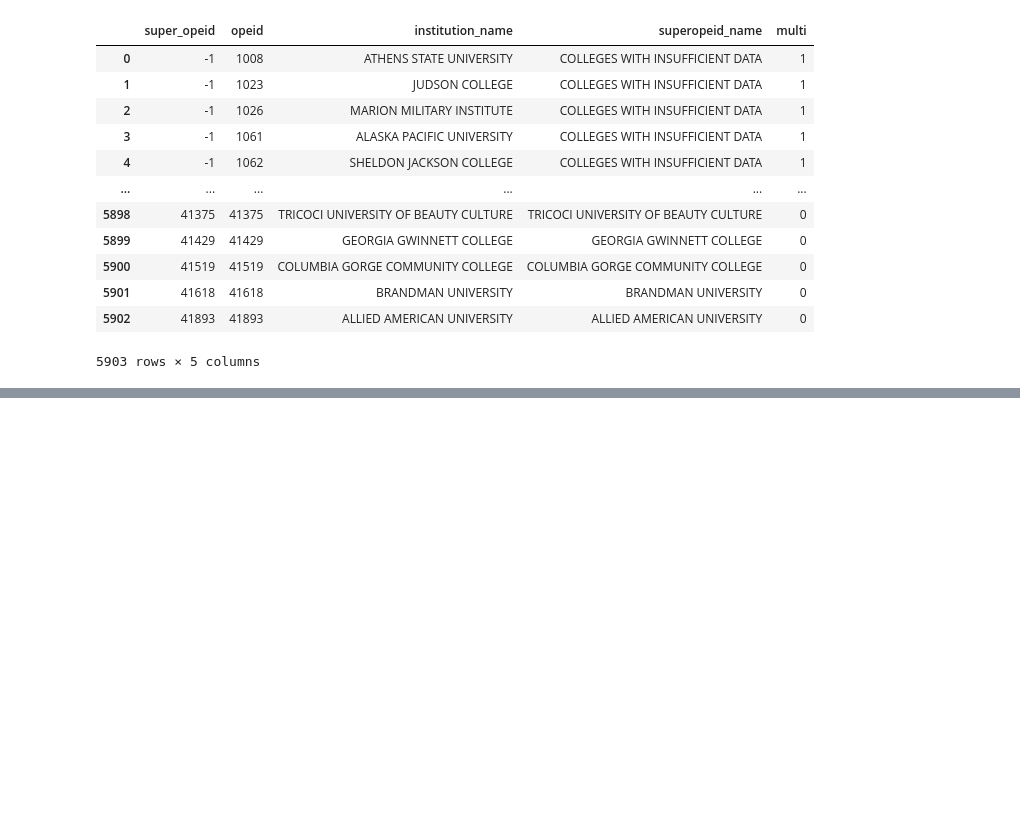
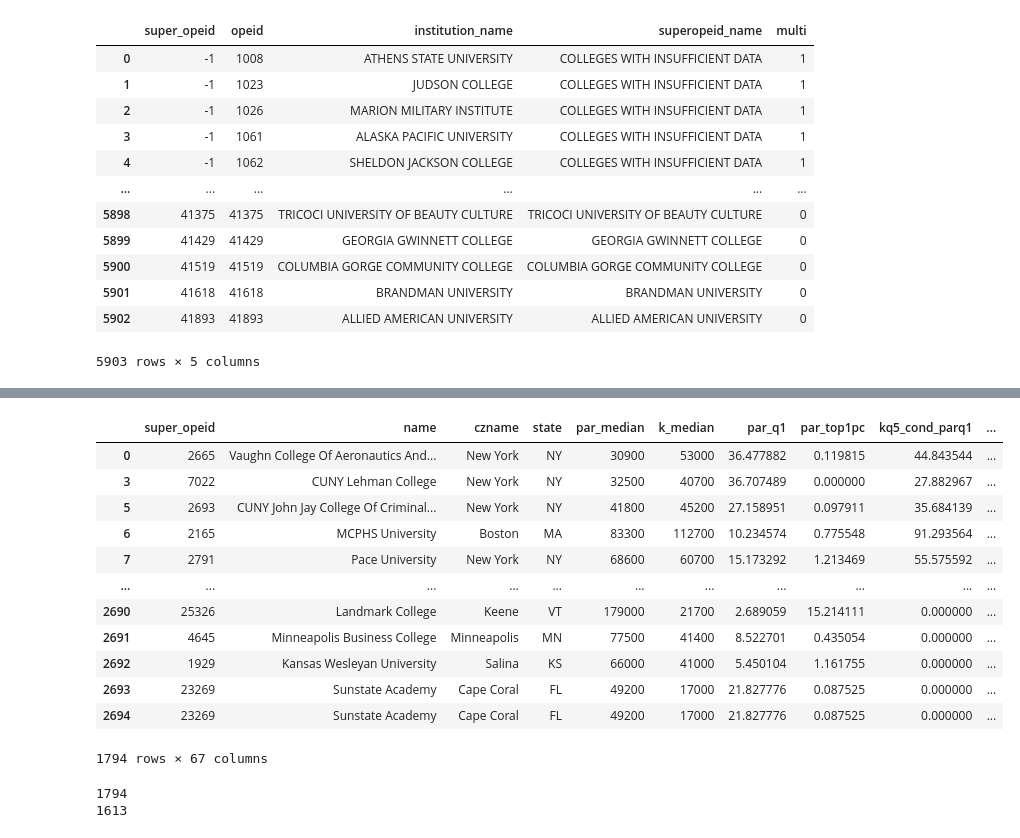
Before and after one commit to 6859-sp21/a4-social-mobility-in-us, a Jupyter notebook: DataTransformations.ipynb, the cells around one changed output, grey strips where cells are left out. Cells and saved outputs as stored; diff of their text form; code cells hidden in the pictures; blank space fills up the shorter version.

```diff
--- a/DataTransformations.ipynb
+++ b/DataTransformations.ipynb
@@ -142,0 +254,28 @@ Columns: Index(['super_opeid', 'name', 'czname', 'state', 'par_median', 'k_media
+# %%
+full_df['state_name'] = full_df.state.map(reverse_us_state_abbrev)
+# %%
+full_df
+# %% [output]
+|  | super_opeid | name | czname | state | par_median | k_median | par_q1 | par_top1pc | kq5_cond_parq1 | ... |
+| 0 | 2665 | Vaughn College Of Aeronautics And... | New York | NY | 30900 | 53000 | 36.477882 | 0.119815 | 44.843544 | ... |
+| 3 | 7022 | CUNY Lehman College | New York | NY | 32500 | 40700 | 36.707489 | 0.000000 | 27.882967 | ... |
+| 5 | 2693 | CUNY John Jay College Of Criminal... | New York | NY | 41800 | 45200 | 27.158951 | 0.097911 | 35.684139 | ... |
+| 6 | 2165 | MCPHS University | Boston | MA | 83300 | 112700 | 10.234574 | 0.775548 | 91.293564 | ... |
+| 7 | 2791 | Pace University | New York | NY | 68600 | 60700 | 15.173292 | 1.213469 | 55.575592 | ... |
+| ... | ... | ... | ... | ... | ... | ... | ... | ... | ... | ... |
+| 2690 | 25326 | Landmark College | Keene | VT | 179000 | 21700 | 2.689059 | 15.214111 | 0.000000 | ... |
+| 2691 | 4645 | Minneapolis Business College | Minneapolis | MN | 77500 | 41400 | 8.522701 | 0.435054 | 0.000000 | ... |
+| 2692 | 1929 | Kansas Wesleyan University | Salina | KS | 66000 | 41000 | 5.450104 | 1.161755 | 0.000000 | ... |
+| 2693 | 23269 | Sunstate Academy | Cape Coral | FL | 49200 | 17000 | 21.827776 | 0.087525 | 0.000000 | ... |
+| 2694 | 23269 | Sunstate Academy | Cape Coral | FL | 49200 | 17000 | 21.827776 | 0.087525 | 0.000000 | ... |
+1794 rows × 67 columns
+# %%
+print(len(full_df))
+
+full_df = full_df.drop_duplicates(['name', 'super_opeid'])
+
+print(len(full_df))
+full_df.to_csv('final_dataset.csv', index = False)
+# %% [output]
+1794
+1613
```
Also changed, not shown: parts of 6 cells of this notebook, 1 other file.
